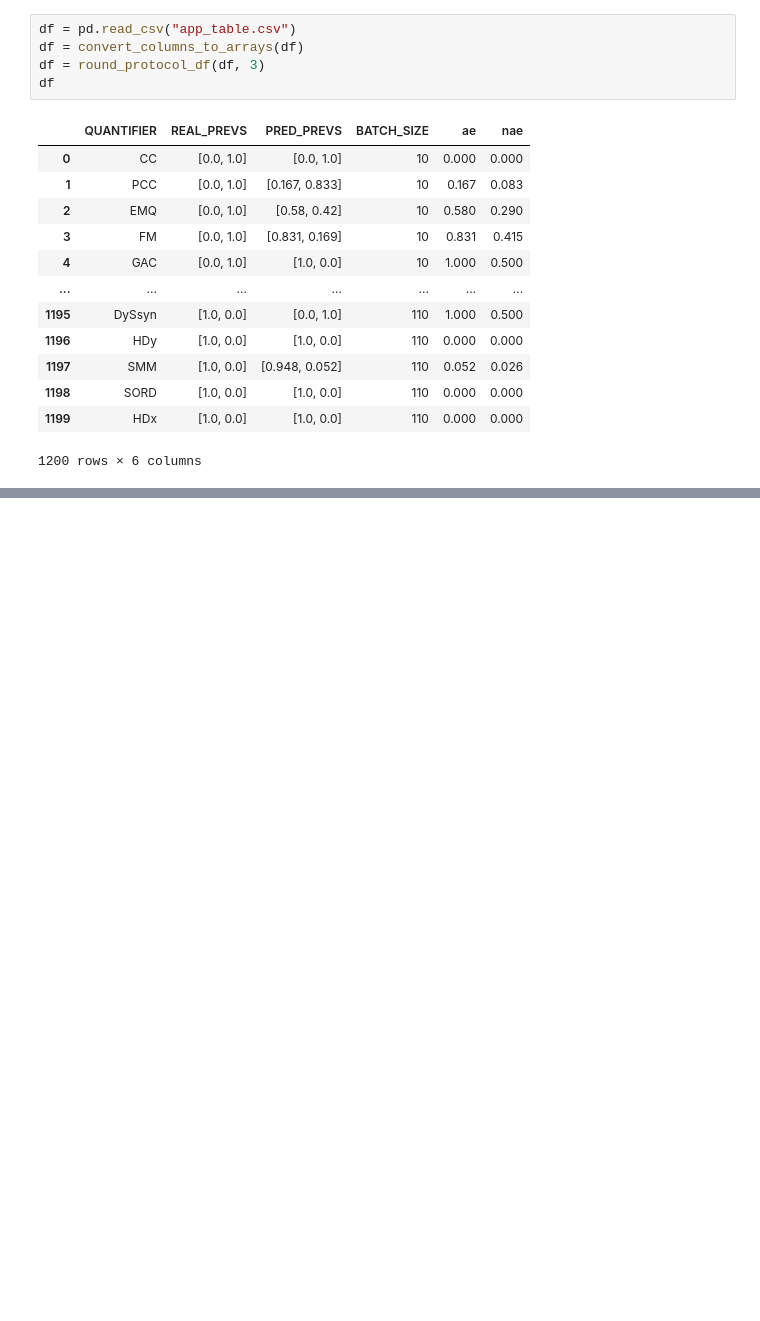
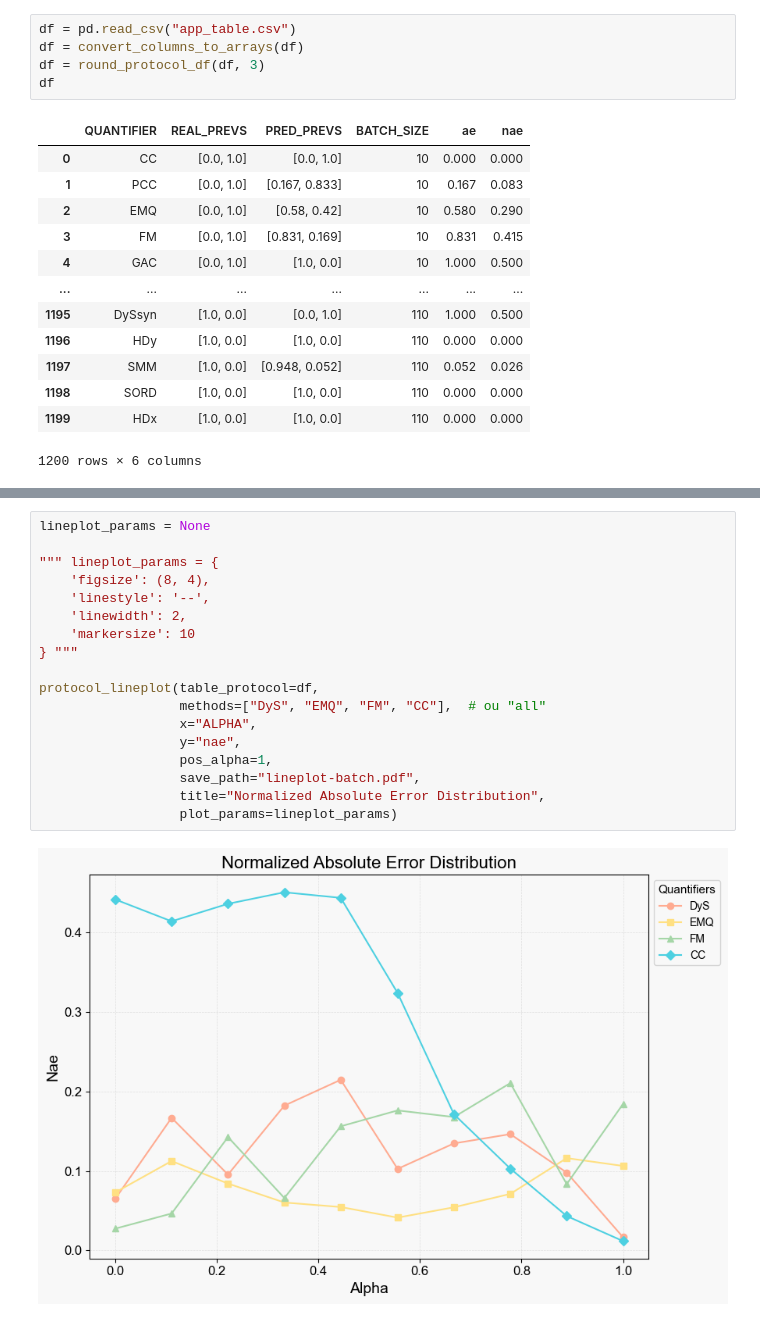
Before and after one commit to luizfernandolj/mlquantify, a Jupyter notebook: test_plots.ipynb, the cells around one changed output, grey strips where cells are left out. Cells and saved outputs as stored; diff of their text form; blank space fills up the shorter version.

```diff
--- a/test_plots.ipynb
+++ b/test_plots.ipynb
@@ -35,0 +61,20 @@ TypeError: only list-like objects are allowed to be passed to isin(), you passed
+# %%
+lineplot_params = None
+
+""" lineplot_params = {
+    'figsize': (8, 4),
+    'linestyle': '--',
+    'linewidth': 2,
+    'markersize': 10
+} """
+
+protocol_lineplot(table_protocol=df,
+                  methods=["DyS", "EMQ", "FM", "CC"],  # ou "all"
+                  x="ALPHA",
+                  y="nae",
+                  pos_alpha=1,
+                  save_path="lineplot-batch.pdf",
+                  title="Normalized Absolute Error Distribution",
+                  plot_params=lineplot_params)
+# %% [output]
+[figure, added]
```
Also changed, not shown: parts of 4 cells of this notebook, 11 other files.
